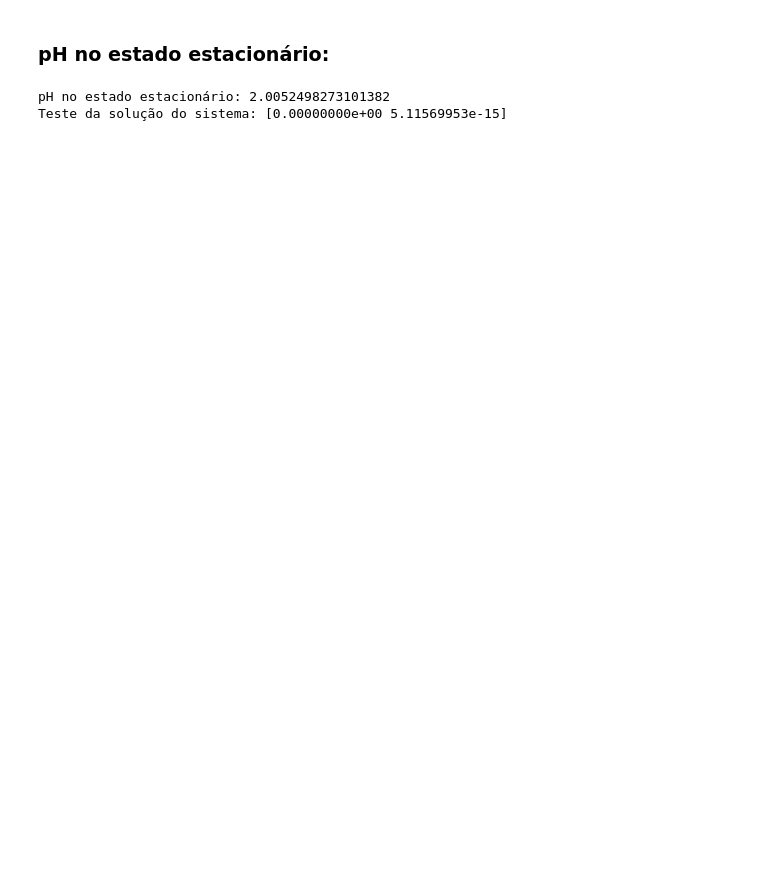
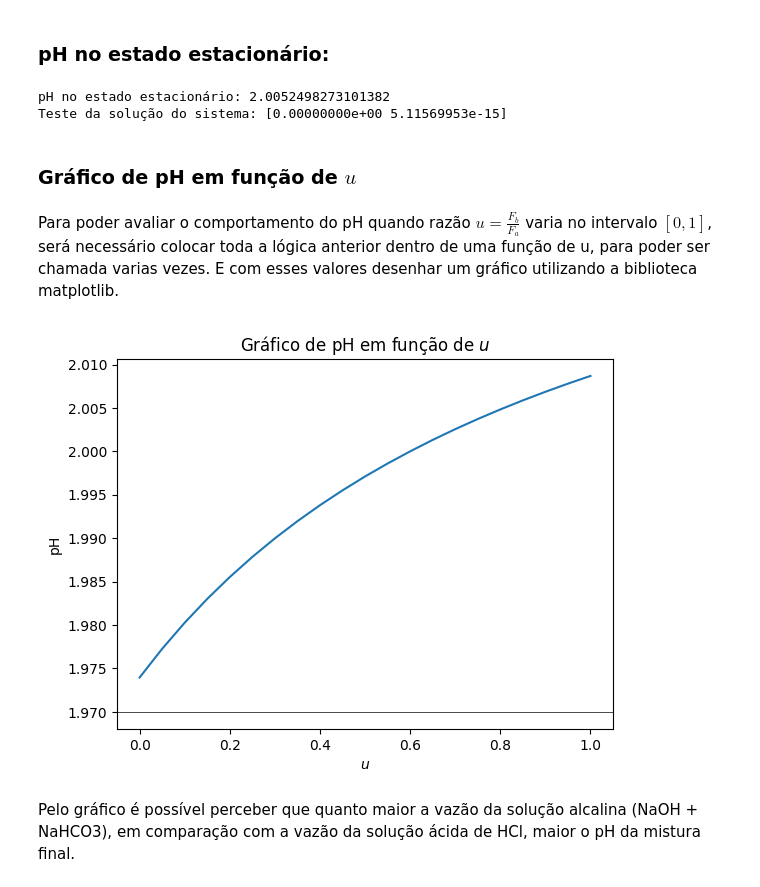
Before and after one commit to silash35/worklab, a Jupyter notebook: UFBA/ENGG03/engg03/prova1.ipynb, the cells around one changed output. Saved outputs shown, nothing was run; the diff lists cells and outputs as text; code cells hidden in the pictures; blank space fills up the shorter version.

```diff
--- a/UFBA/ENGG03/engg03/prova1.ipynb
+++ b/UFBA/ENGG03/engg03/prova1.ipynb
@@ -78,7 +80,7 @@ Solução valida? True
 # %% [markdown]
 ### pH no estado estacionário:
 # %%
-def ph(V, X):
+def pH_equations(V, X):
     # Variáveis
     pH = V[0]
     Csi = V[1]
@@ -99,9 +101,41 @@ def ph(V, X):
 
 # "Chute" inicial, talvez o pH final seja 7, afinal é um tanque neutralizador
 Y0 = np.array([7, 1e-7])
-Y = fsolve(ph, Y0, args=(X,))  # Resolve o sistema
+Y = fsolve(pH_equations, Y0, args=(X,))  # Resolve o sistema
 print("pH no estado estacionário:", Y[0])
-print("Teste da solução do sistema:", ph(Y, X))
+print("Teste da solução do sistema:", pH_equations(Y, X))
 # %% [output]
 pH no estado estacionário: 2.0052498273101382
 Teste da solução do sistema: [0.00000000e+00 5.11569953e-15]
+# %% [markdown]
+### Gráfico de pH em função de $u$
+# %% [markdown]
+Para poder avaliar o comportamento do pH quando razão $u = \frac{F_b}{F_a}$ varia no intervalo $[0,1]$, será necessário colocar toda a lógica anterior dentro de uma função de u, para poder ser chamada varias vezes. E com esses valores desenhar um gráfico utilizando a biblioteca matplotlib.
+# %%
+import matplotlib.pyplot as plt
+
+
+def pH(u):
+    X = concentrações(u)
+
+    Y0 = np.array([7, 1e-7])
+    Y = fsolve(pH_equations, Y0, args=(X,))
+    return Y[0]
+
+
+# Calcula os pontos
+X_gráfico = np.linspace(0, 1, 21)  # Começo, Fim, número de pontos (1/0.05 + 1 = 20)
+Y_gráfico = [pH(u) for u in X_gráfico]
+
+# Plota o gráfico
+fig, ax = plt.subplots()
+
+ax.axhline(1.97, color="black", linewidth=0.5)
+ax.plot(X_gráfico, Y_gráfico)
+ax.set(xlabel="$u$", ylabel="pH", title="Gráfico de pH em função de $u$")
+
+plt.show()
+# %% [output]
+[figure, added]
+# %% [markdown]
+Pelo gráfico é possível perceber que quanto maior a vazão da solução alcalina (NaOH + NaHCO3), em comparação com a vazão da solução ácida de HCl, maior o pH da mistura final.
```
Also changed, not shown: parts of 1 cell of this notebook.
